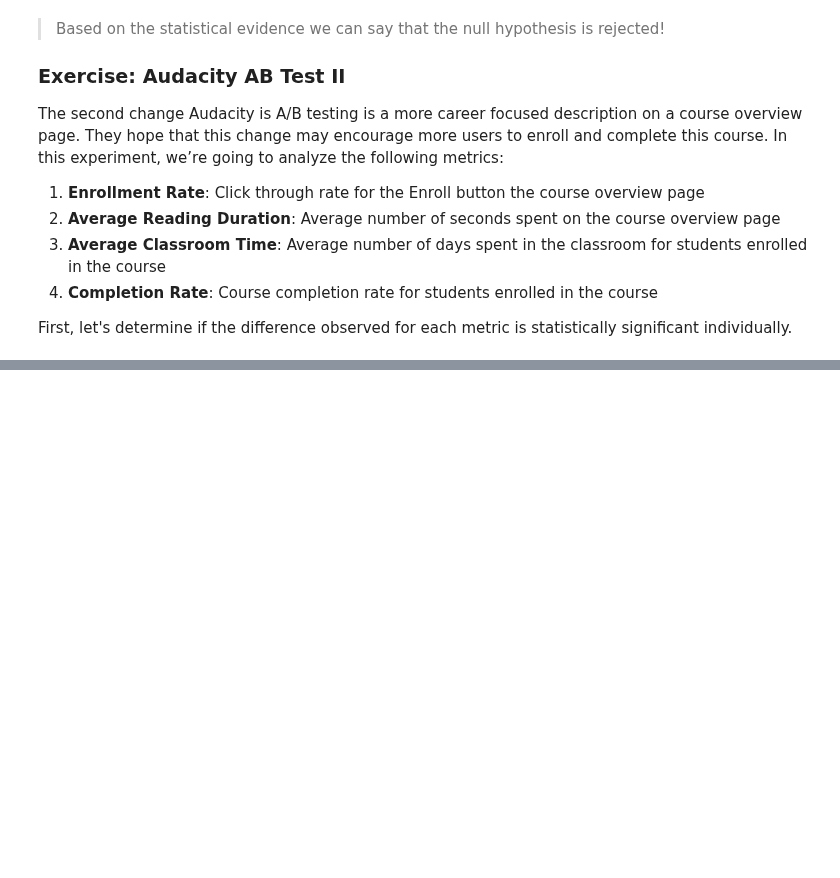
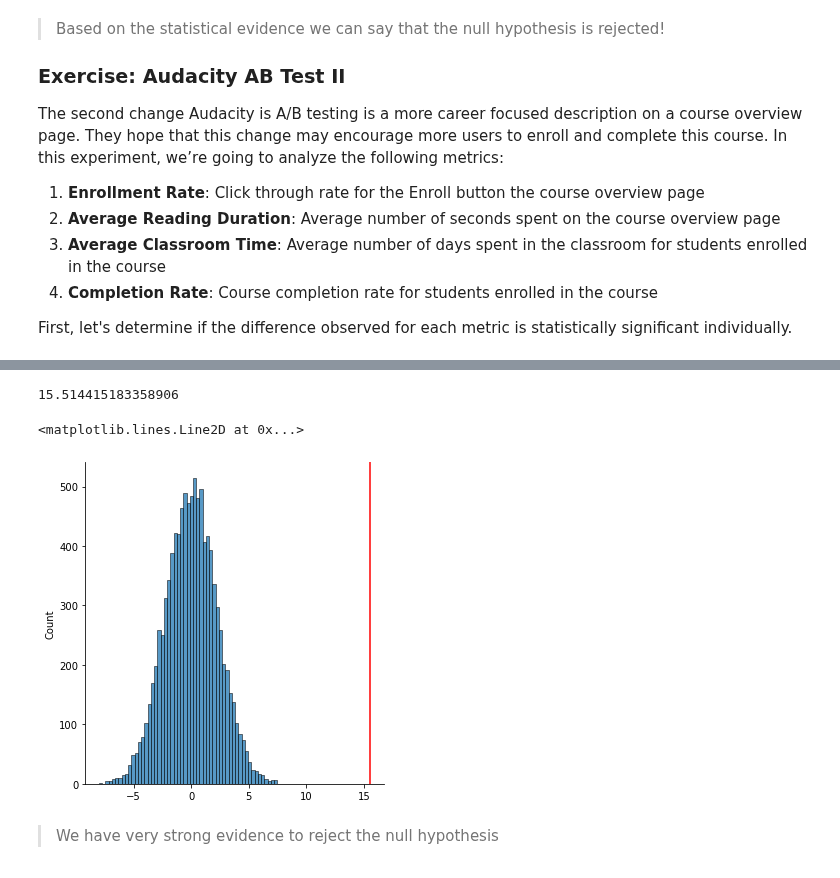
Before and after one commit to vpontello/DataScience_Nanodegree, a Jupyter notebook: 00_Extracurricular/02_Practical_Statistics/practical_statistics.ipynb, the cells around one changed output, grey strips where cells are left out. Drawn from its saved outputs; the diff is of its cells as text; code cells hidden in the pictures; blank space fills up the shorter version.

```diff
--- a/00_Extracurricular/02_Practical_Statistics/practical_statistics.ipynb
+++ b/00_Extracurricular/02_Practical_Statistics/practical_statistics.ipynb
@@ -1911,0 +1998,10 @@ First, let's determine if the difference observed for each metric is statistical
+# %%
+import numpy as np
+import pandas as pd
+import seaborn as sns
+import matplotlib.pyplot as plt
+
+np.random.seed(42)
+
+df = pd.read_csv('data/course_page_actions.csv')
+df.head()
@@ -1911,0 +2015,30 @@ First, let's determine if the difference observed for each metric is statistical
+# %%
+df_unique = df.groupby(['id', 'action', 'group'])['duration'].mean().reset_index()
+# %%
+df_experiment = df_unique.query("group == 'experiment'")
+df_control    = df_unique.query("group == 'control'")
+duration_xp = df_experiment['duration'].mean()
+df_control  = df_control['duration'].mean()
+obs_diff = duration_xp - df_control
+print(obs_diff)
+# %% [output]
+15.514415183358906
+# %%
+diffs = []
+for i in range(10000):
+    df_sample = df_unique.sample(df_unique.shape[0], replace=True)
+    df_experiment = df_sample.query("group == 'experiment'")
+    df_control    = df_sample.query("group == 'control'")
+    duration_xp = df_experiment['duration'].mean()
+    df_control  = df_control['duration'].mean()
+    diff = duration_xp - df_control
+    diffs.append(diff)
+# %%
+null_vals = np.random.normal(0, np.std(diffs), size=len(diffs))
+sns.displot(null_vals)
+plt.axvline(x=obs_diff, color='red')
+# %% [output]
+<matplotlib.lines.Line2D at 0x...>
+[figure, added]
+# %% [markdown]
+> We have very strong evidence to reject the null hypothesis
```
Also changed, not shown: parts of 11 cells of this notebook.
